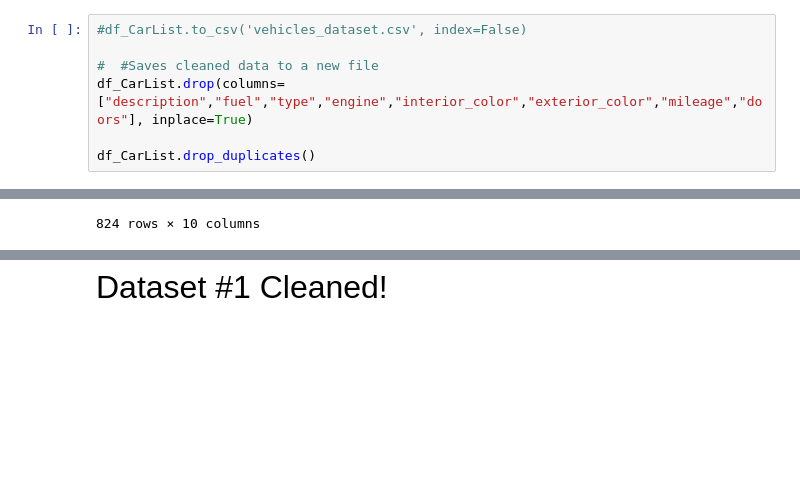
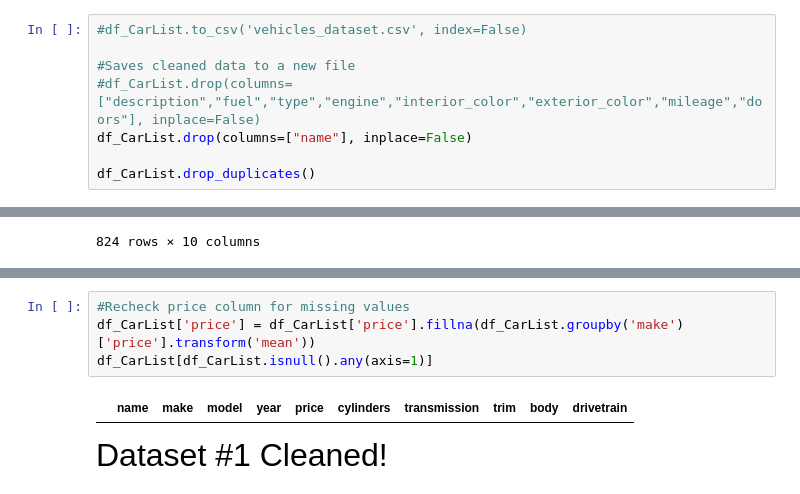
Before and after one commit to ellioc/VehicleRecalls2024, a Jupyter notebook: car_report.ipynb, the cells around one changed output, grey strips where cells are left out. Cells and saved outputs as stored; diff of their text form; blank space fills up the shorter version.

```diff
--- a/car_report.ipynb
+++ b/car_report.ipynb
@@ -56,8 +46,9 @@ df_CarList[df_CarList.isnull().any(axis=1)]
 # %%
 #df_CarList.to_csv('vehicles_dataset.csv', index=False)
 
-#  #Saves cleaned data to a new file
-df_CarList.drop(columns=["description","fuel","type","engine","interior_color","exterior_color","mileage","doors"], inplace=True)
+#Saves cleaned data to a new file
+#df_CarList.drop(columns=["description","fuel","type","engine","interior_color","exterior_color","mileage","doors"], inplace=False)
+df_CarList.drop(columns=["name"], inplace=False)
 
 df_CarList.drop_duplicates()
 # %% [output]
@@ -125,6 +106,12 @@ df_CarList[df_CarList.isnull().any(axis=1)]
 |  | name | make | model | year | price | cylinders | transmission | trim | body | drivetrain |
 | 614 | 2024 Mercedes-Benz GLE 350 Base 4... | Mercedes-Benz | GLE 350 | 2024 | NaN | 4.0 | 9-Speed Automatic | Base 4MATIC | SUV | All-wheel Drive |
 | 728 | 2024 BMW 530 i | BMW | 530 | 2024 | NaN | 4.0 | 8-Speed Automatic | i | Sedan | Rear-wheel Drive |
+# %%
+#Recheck price column for missing values
+df_CarList['price'] = df_CarList['price'].fillna(df_CarList.groupby('make')['price'].transform('mean'))
+df_CarList[df_CarList.isnull().any(axis=1)]
+# %% [output]
+|  | name | make | model | year | price | cylinders | transmission | trim | body | drivetrain |
 # %% [markdown]
 <font size="6">Dataset #1 Cleaned!
 # %%
```
Also changed, not shown: parts of 13 cells of this notebook, 4 other files.
